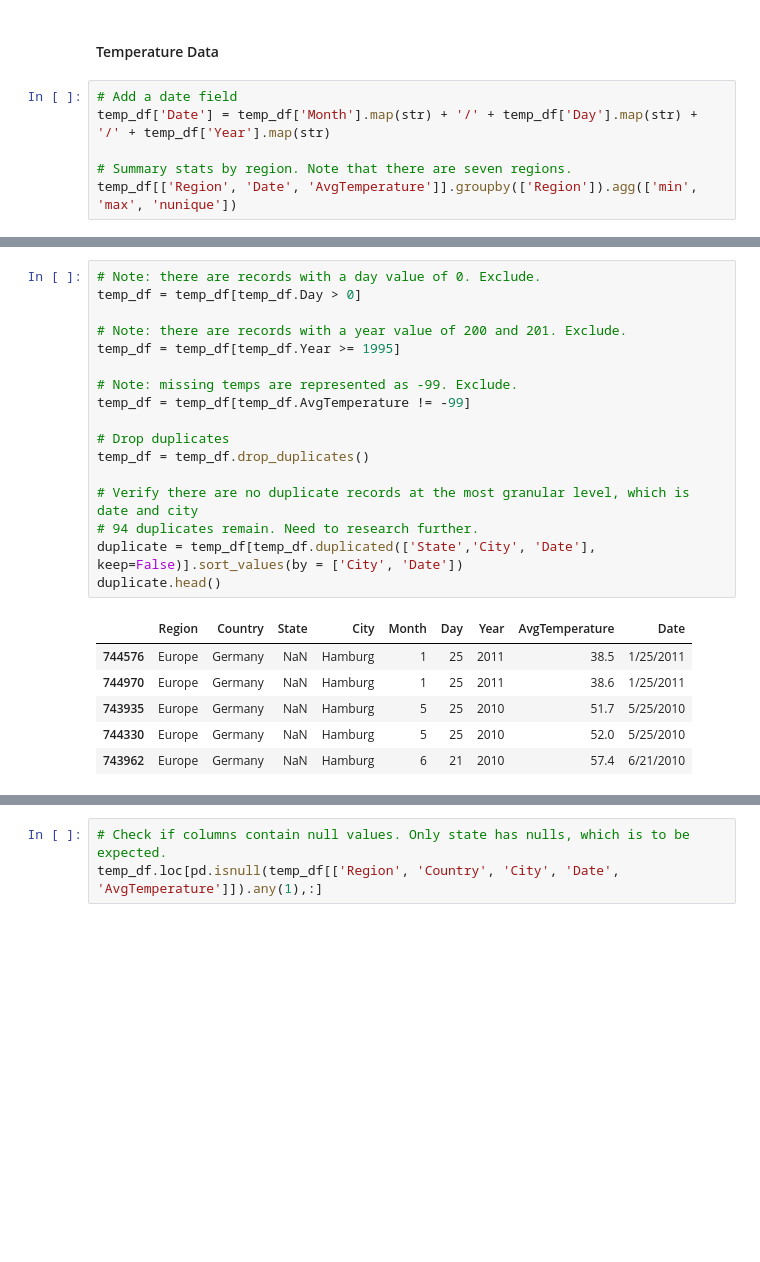
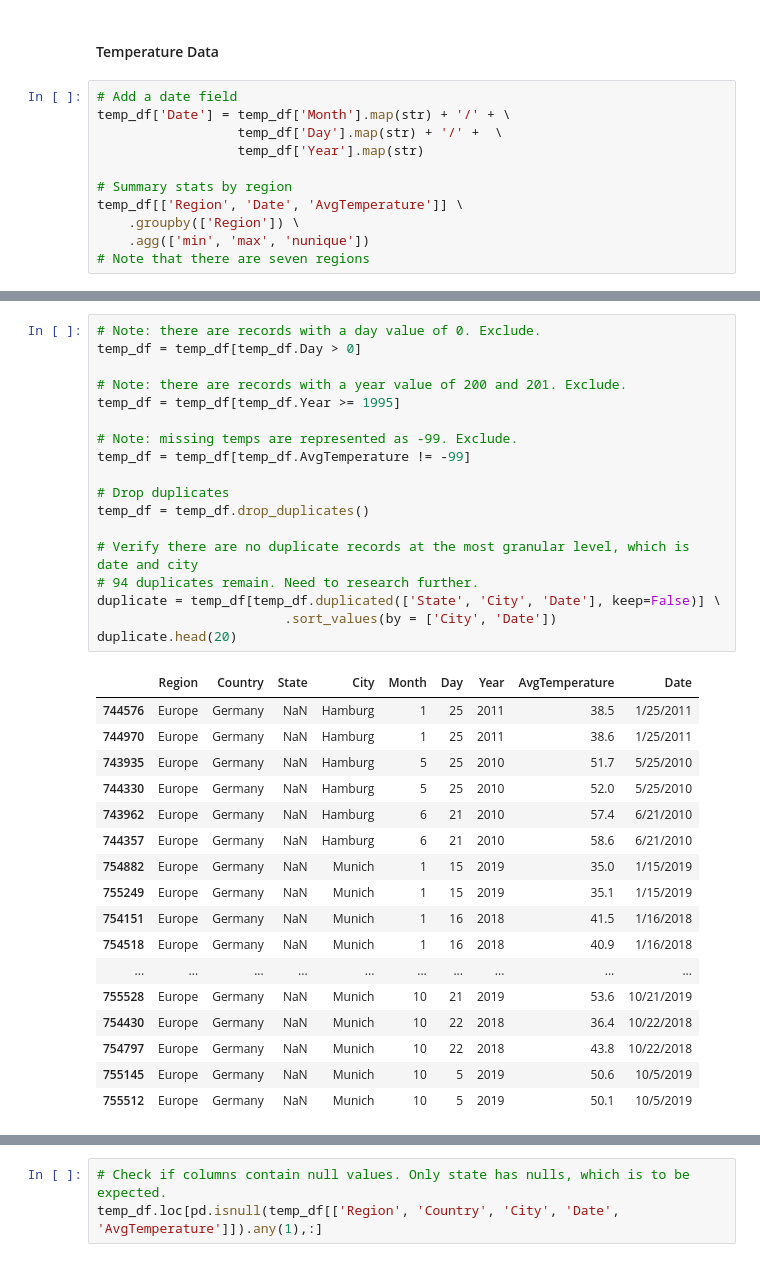
Before and after one commit to DonDuPontII/Data-Engineering-Udacity-Projects, a Jupyter notebook: Capstone-Project.ipynb, the cells around one changed output, grey strips where cells are left out. Cells and saved outputs as stored; diff of their text form; blank space fills up the shorter version.

```diff
--- a/Capstone-Project.ipynb
+++ b/Capstone-Project.ipynb
@@ -130,10 +118,15 @@ Document steps necessary to clean the data
 #### Temperature Data
 # %%
 # Add a date field
-temp_df['Date'] = temp_df['Month'].map(str) + '/' + temp_df['Day'].map(str) + '/' + temp_df['Year'].map(str)
+temp_df['Date'] = temp_df['Month'].map(str) + '/' + \
+                  temp_df['Day'].map(str) + '/' +  \
+                  temp_df['Year'].map(str)
 
-# Summary stats by region. Note that there are seven regions.
-temp_df[['Region', 'Date', 'AvgTemperature']].groupby(['Region']).agg(['min', 'max', 'nunique'])
+# Summary stats by region
+temp_df[['Region', 'Date', 'AvgTemperature']] \
+    .groupby(['Region']) \
+    .agg(['min', 'max', 'nunique'])
+# Note that there are seven regions
 # %% [output]
 |  | Date |  |  | AvgTemperature |  |  |
 |  | min | max | nunique | min | max | nunique |
@@ -148,27 +164,39 @@ temp_df[['Region', 'Date', 'AvgTemperature']].groupby(['Region']).agg(['min', 'm
 # %%
 # Note: there are records with a day value of 0. Exclude.
 temp_df = temp_df[temp_df.Day > 0]
 
 # Note: there are records with a year value of 200 and 201. Exclude.
 temp_df = temp_df[temp_df.Year >= 1995]
 
 # Note: missing temps are represented as -99. Exclude.
 temp_df = temp_df[temp_df.AvgTemperature != -99]
 
 # Drop duplicates
 temp_df = temp_df.drop_duplicates()
 
 # Verify there are no duplicate records at the most granular level, which is date and city
 # 94 duplicates remain. Need to research further.
-duplicate = temp_df[temp_df.duplicated(['State','City', 'Date'], keep=False)].sort_values(by = ['City', 'Date'])
-duplicate.head()
+duplicate = temp_df[temp_df.duplicated(['State', 'City', 'Date'], keep=False)] \
+                        .sort_values(by = ['City', 'Date'])
+duplicate.head(20)
 # %% [output]
 |  | Region | Country | State | City | Month | Day | Year | AvgTemperature | Date |
 | 744576 | Europe | Germany | NaN | Hamburg | 1 | 25 | 2011 | 38.5 | 1/25/2011 |
 | 744970 | Europe | Germany | NaN | Hamburg | 1 | 25 | 2011 | 38.6 | 1/25/2011 |
 | 743935 | Europe | Germany | NaN | Hamburg | 5 | 25 | 2010 | 51.7 | 5/25/2010 |
 | 744330 | Europe | Germany | NaN | Hamburg | 5 | 25 | 2010 | 52.0 | 5/25/2010 |
 | 743962 | Europe | Germany | NaN | Hamburg | 6 | 21 | 2010 | 57.4 | 6/21/2010 |
+| 744357 | Europe | Germany | NaN | Hamburg | 6 | 21 | 2010 | 58.6 | 6/21/2010 |
+| 754882 | Europe | Germany | NaN | Munich | 1 | 15 | 2019 | 35.0 | 1/15/2019 |
+| 755249 | Europe | Germany | NaN | Munich | 1 | 15 | 2019 | 35.1 | 1/15/2019 |
+| 754151 | Europe | Germany | NaN | Munich | 1 | 16 | 2018 | 41.5 | 1/16/2018 |
+| 754518 | Europe | Germany | NaN | Munich | 1 | 16 | 2018 | 40.9 | 1/16/2018 |
+| ... | ... | ... | ... | ... | ... | ... | ... | ... | ... |
+| 755528 | Europe | Germany | NaN | Munich | 10 | 21 | 2019 | 53.6 | 10/21/2019 |
+| 754430 | Europe | Germany | NaN | Munich | 10 | 22 | 2018 | 36.4 | 10/22/2018 |
+| 754797 | Europe | Germany | NaN | Munich | 10 | 22 | 2018 | 43.8 | 10/22/2018 |
+| 755145 | Europe | Germany | NaN | Munich | 10 | 5 | 2019 | 50.6 | 10/5/2019 |
+| 755512 | Europe | Germany | NaN | Munich | 10 | 5 | 2019 | 50.1 | 10/5/2019 |
 # %%
 # Summary stats by city or country for a region of interest.
 # Note: there are some time gaps in cities.
```
Also changed, not shown: parts of 24 cells of this notebook.
